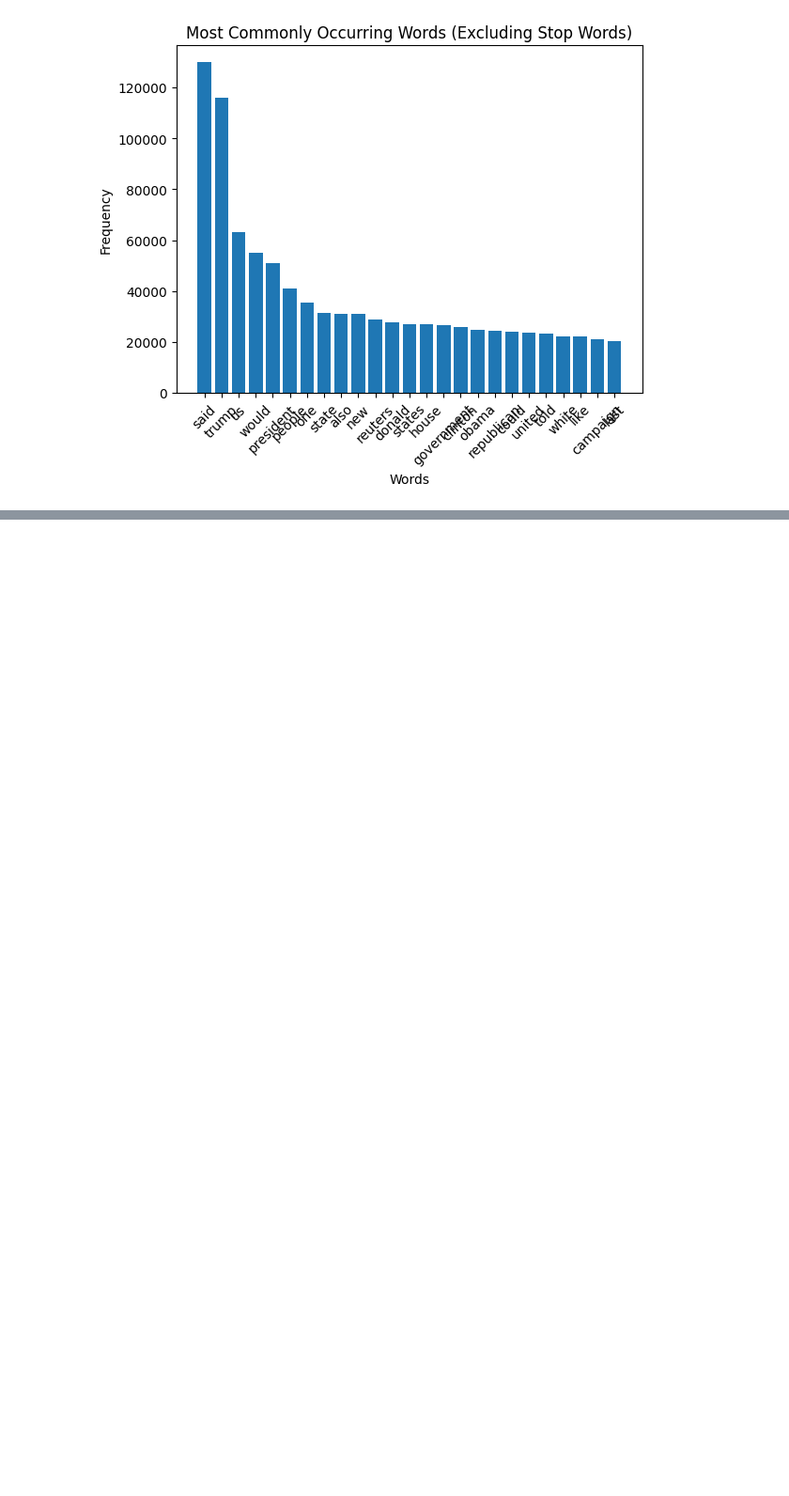
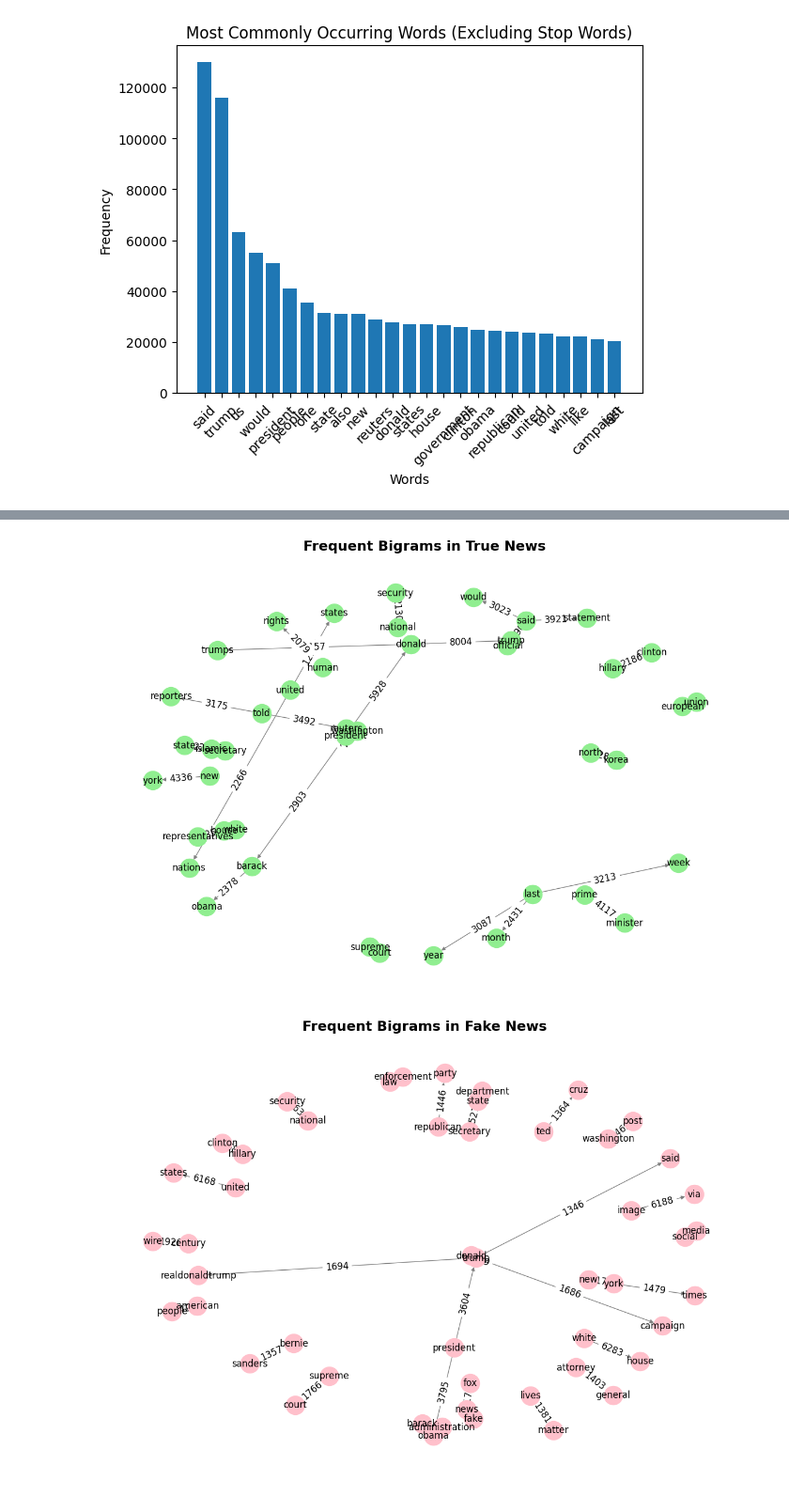
Before and after one commit to ShirleyW-W/PSTAT134-Project, a Jupyter notebook: PSTAT134_Final_Project.ipynb, the cells around one changed output, grey strips where cells are left out. Shown at 94% size. Cells and saved outputs as stored; diff of their text form; code cells hidden in the pictures; blank space fills up the shorter version.

```diff
--- a/PSTAT134_Final_Project.ipynb
+++ b/PSTAT134_Final_Project.ipynb
@@ -207,0 +244,58 @@ plt.show()
+# %%
+from itertools import islice
+import networkx as nx
+from nltk.tokenize import word_tokenize
+
+# function to process bigrams
+
+def get_top_bigrams(df, label, top_n = 30):
+    stop_words = set(stopwords.words('english'))
+
+    df = df[df['label'] == label]
+
+    bigrams = []
+    for text in df['text'].dropna():  # remove na values
+        words = [word.lower() for word in word_tokenize(str(text)) if word.isalpha()]
+        words = [word for word in words if word not in stop_words and len(word) > 2]  # remove stopwords
+        bigrams.extend(zip(words, islice(words, 1, None)))  # create bigrams
+
+    bigram_counts = Counter(bigrams)
+
+    # select only the top n bigrams
+    top_bigrams = dict(bigram_counts.most_common(top_n))
+
+    return top_bigrams
+
+# get top 30 bigrams for TRUE and FAKE news
+true_bigrams = get_top_bigrams(news_df, "True", top_n=30)
+fake_bigrams = get_top_bigrams(news_df, "Fake", top_n=30)
+
+# function to plot bigram graph
+def plot_bigram_graph(bigrams, title, color):
+    G = nx.DiGraph()
+
+    for (word1, word2), count in bigrams.items():
+        G.add_edge(word1, word2, weight = count)
+
+    plt.figure(figsize = (12, 8))
+    pos = nx.spring_layout(G, k = 1.5)
+    edges = G.edges(data = True)
+
+    nx.draw(G, pos, node_color = color, edge_color = 'gray', with_labels = True,
+            node_size = 600, font_size = 12)
+
+    # draw edge labels (weights)
+    nx.draw_networkx_edge_labels(G, pos, edge_labels={(u, v): d['weight'] for u, v, d in edges},
+                                 font_size = 12)
+
+    plt.title(title, fontsize = 18, fontweight = "bold")
+    plt.show()
+
+# plot true news bigram graph
+plot_bigram_graph(true_bigrams, "Frequent Bigrams in True News", color = "lightgreen")
+
+# plot fake news bigram graph
+plot_bigram_graph(fake_bigrams, "Frequent Bigrams in Fake News", color = "pink")
+# %% [output]
+[figure, added]
+[figure, added]
```
Also changed, not shown: parts of 9 cells of this notebook.
